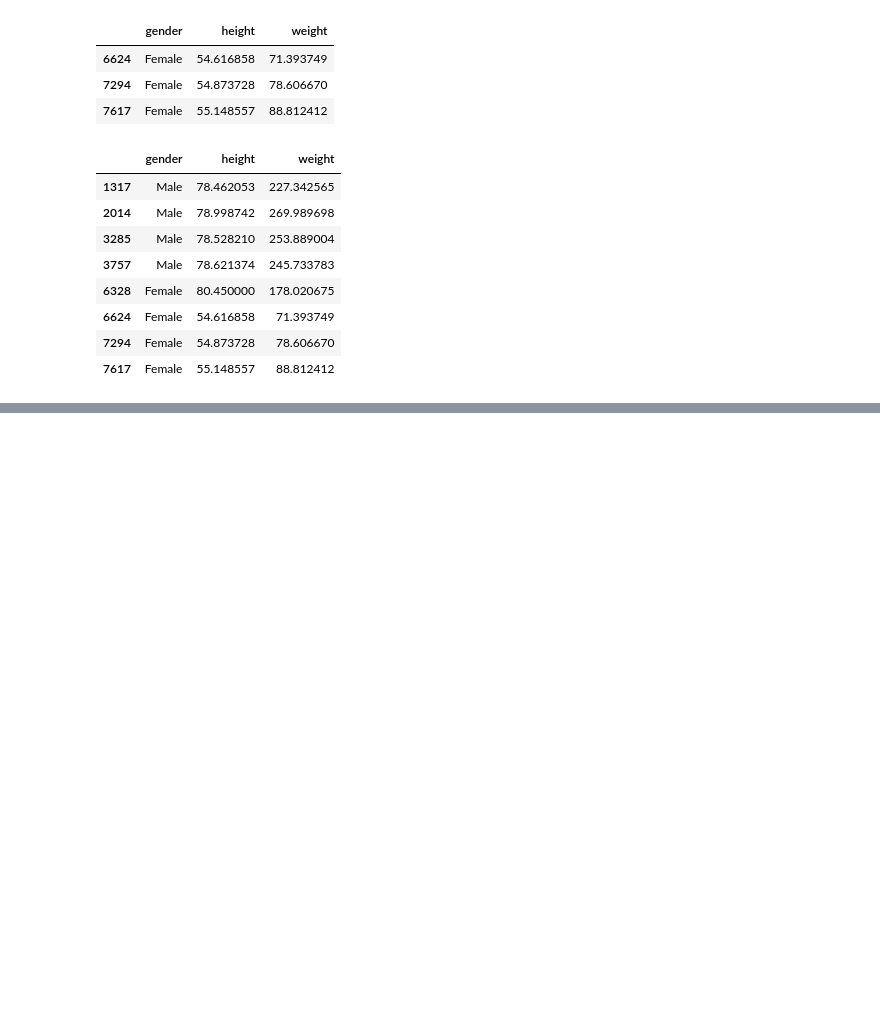
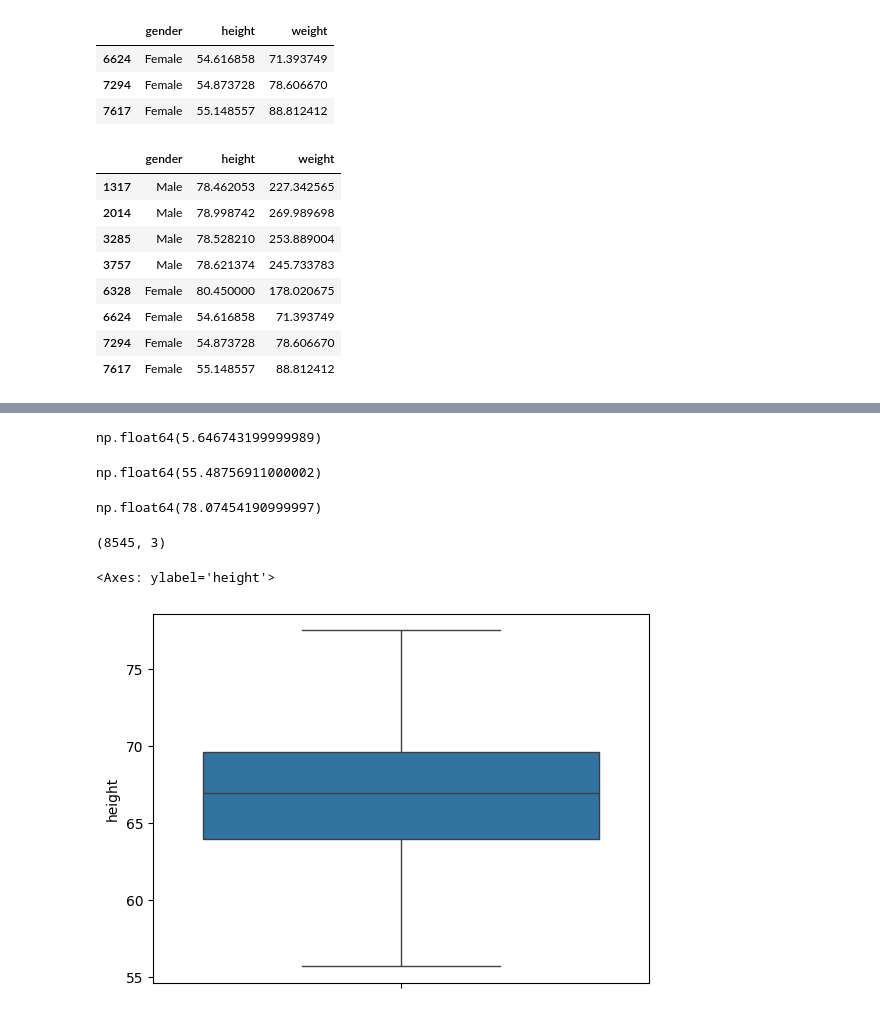
Before and after one commit to Md-Maruf-1727/Statistics, a Jupyter notebook: Outlier removing/outlier_1.ipynb, the cells around one changed output, grey strips where cells are left out. Cells and saved outputs as stored; diff of their text form; code cells hidden in the pictures; blank space fills up the shorter version.

Commit message:
outlier updated

```diff
--- a/Outlier removing/outlier_1.ipynb
+++ b/Outlier removing/outlier_1.ipynb
@@ -228,0 +220,39 @@ df[(df['height']<=pos) & (df['height']>=neg)]
+# %%
+#boxplot
+q1 = df['height'].quantile(.25)
+q3 = df['height'].quantile(.75)
+# %%
+iqr = q3 - q1
+iqr
+# %% [output]
+np.float64(5.646743199999989)
+# %%
+low_whisker = q1 - 1.5 * iqr
+low_whisker
+# %% [output]
+np.float64(55.48756911000002)
+# %%
+up_whisker = q3 + 1.5 * iqr
+up_whisker
+# %% [output]
+np.float64(78.07454190999997)
+# %%
+def outlier(df, col):
+    q1 = df['height'].quantile(.25)
+    q3 = df['height'].quantile(.75)
+
+    lower_whisker = q1 - 1.5 * iqr
+    upper_whisker = q3 + 1.5 * iqr
+
+    return df[(df[col] <= upper_whisker) & (df[col] >= lower_whisker)]
+# %%
+df4 = outlier(df, "height")
+# %%
+df4.shape
+# %% [output]
+(8545, 3)
+# %%
+sns.boxplot(df4['height'])
+# %% [output]
+<Axes: ylabel='height'>
+[figure, added]
```
Also changed, not shown: parts of 6 cells of this notebook.
